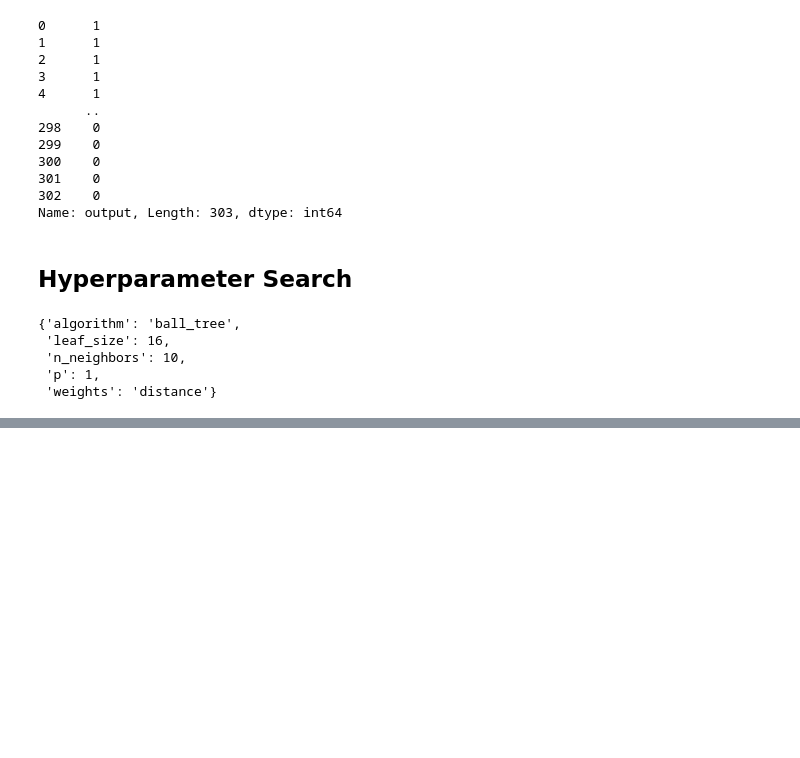
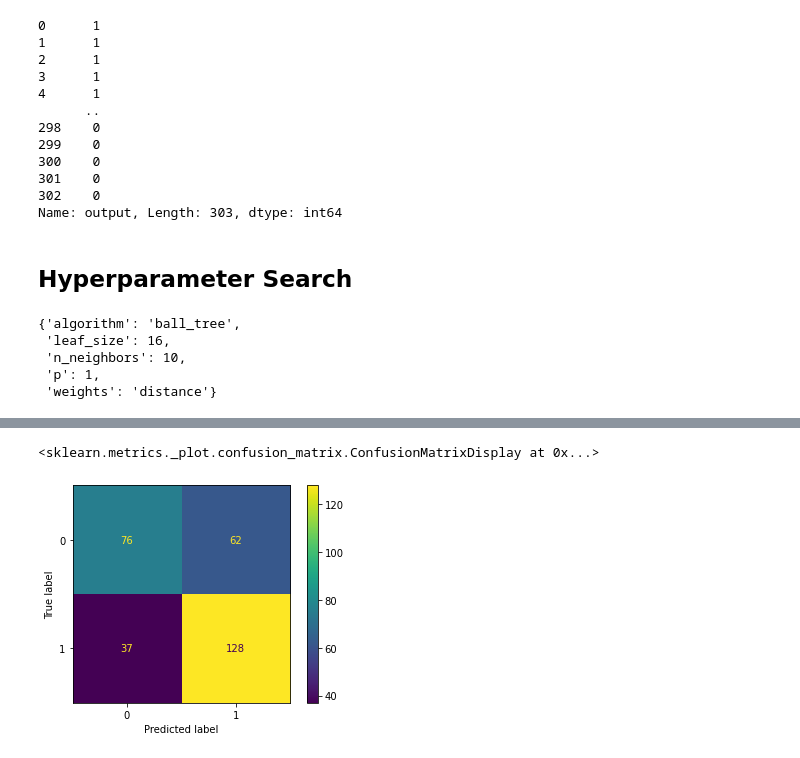
Before and after one commit to Harrison-Q-Ma/COGS109_Final_Project, a Jupyter notebook: COGS 109 Final Project.ipynb, the cells around one changed output, grey strips where cells are left out. Saved outputs shown, nothing was run; the diff lists cells and outputs as text; code cells hidden in the pictures; blank space fills up the shorter version.

Commit message:
Added cv and perfomance metrics

```diff
--- a/COGS 109 Final Project.ipynb
+++ b/COGS 109 Final Project.ipynb
@@ -155,0 +258,30 @@ plt.show()
+# %%
+kf = KFold(n_splits = 10, shuffle = True)
+accu_list = []
+f1_list = []
+roc_list = []
+y_pred_list = []
+y_true_list = []
+
+for train_ind, test_ind in kf.split(X):
+    X_train, X_test = X.iloc[train_ind,:], X.iloc[test_ind,:]
+    y_train, y_test = y[train_ind], y[test_ind]
+
+    model = KNeighborsClassifier(n_neighbors = i, algorithm = 'ball_tree', leaf_size = 16, p = 1, weights = 'distance')
+    model.fit(X_train, y_train)
+    y_pred = model.predict(X_test)
+    y_pred_list.extend(y_pred)
+    y_true_list.extend(y_test)
+
+    accu_list.append(accuracy_score(y_pred, y_test))
+    f1_list.append(f1_score(y_pred, y_test))
+    roc_list.append(roc_auc_score(y_pred, y_test))
+# %%
+cm = confusion_matrix(y_true_list, y_pred_list)
+# %%
+disp = ConfusionMatrixDisplay(confusion_matrix=cm)
+# %%
+disp.plot()
+# %% [output]
+<sklearn.metrics._plot.confusion_matrix.ConfusionMatrixDisplay at 0x...>
+[figure, added]
```
Also changed, not shown: parts of 17 cells of this notebook.
